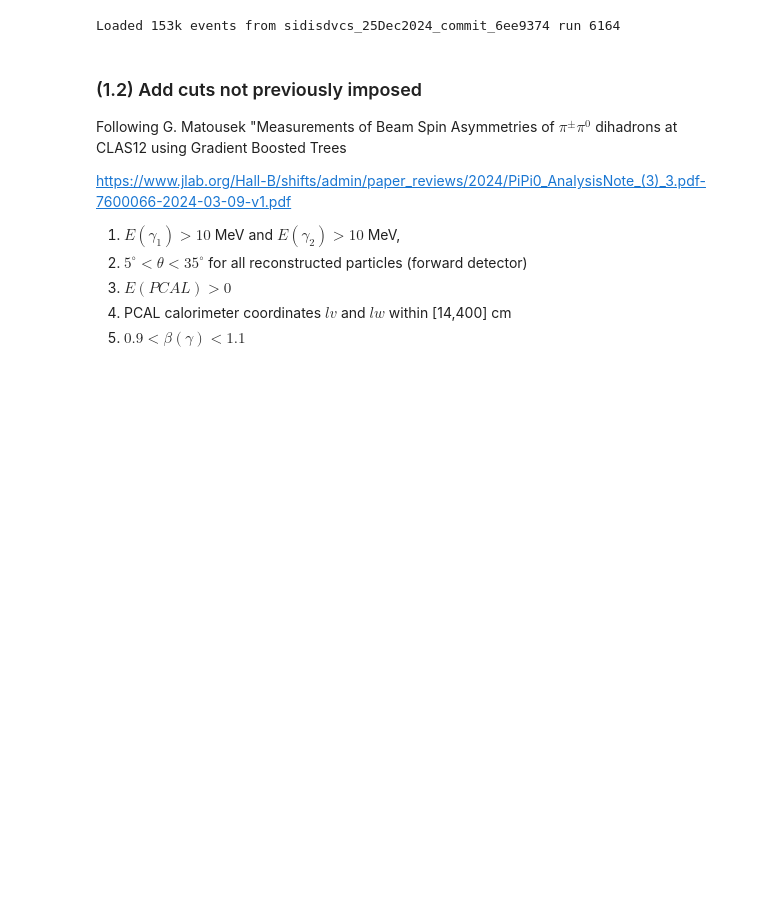
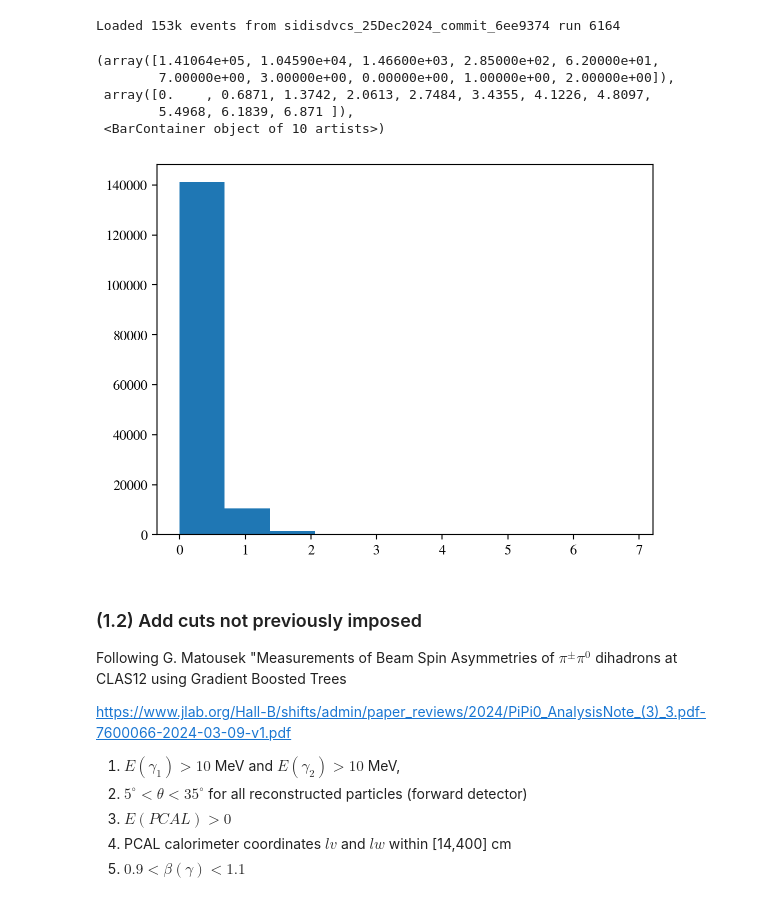
Before and after one commit to erezcoh4/CLAS12_BranchingRatios_Analysis, a Jupyter notebook: PythonAnalysis/InvariantMass_2gammas/FirstLookAtInvariantMass.ipynb, the cells around one changed output. Saved outputs shown, nothing was run; the diff lists cells and outputs as text; code cells hidden in the pictures; blank space fills up the shorter version.

```diff
--- a/PythonAnalysis/InvariantMass_2gammas/FirstLookAtInvariantMass.ipynb
+++ b/PythonAnalysis/InvariantMass_2gammas/FirstLookAtInvariantMass.ipynb
@@ -35,7 +35,14 @@ print('Loaded %dk events from %s run %d'%(len(data)/1000,subdirname,run))
 Loaded 153k events from sidisdvcs_25Dec2024_commit_6ee9374 run 6164
 # %%
 # data[data.evnum==1699].g1_PCAL_W
-# plt.hist(data.g1_PCAL_W)
+plt.hist(data.g1_PCAL_V)
+# %% [output]
+(array([1.41064e+05, 1.04590e+04, 1.46600e+03, 2.85000e+02, 6.20000e+01,
+        7.00000e+00, 3.00000e+00, 0.00000e+00, 1.00000e+00, 2.00000e+00]),
+ array([0.    , 0.6871, 1.3742, 2.0613, 2.7484, 3.4355, 4.1226, 4.8097,
+        5.4968, 6.1839, 6.871 ]),
+ <BarContainer object of 10 artists>)
+[figure, added]
 # %% [markdown]
 ### (1.2) Add cuts not previously imposed
 
```
